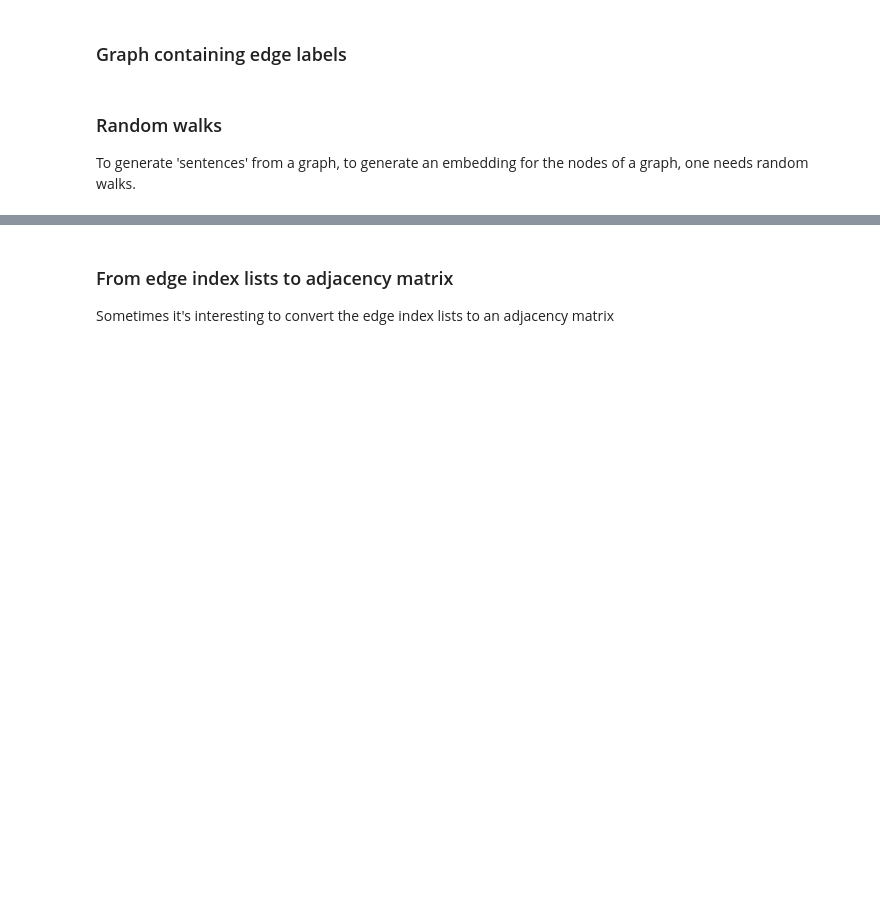
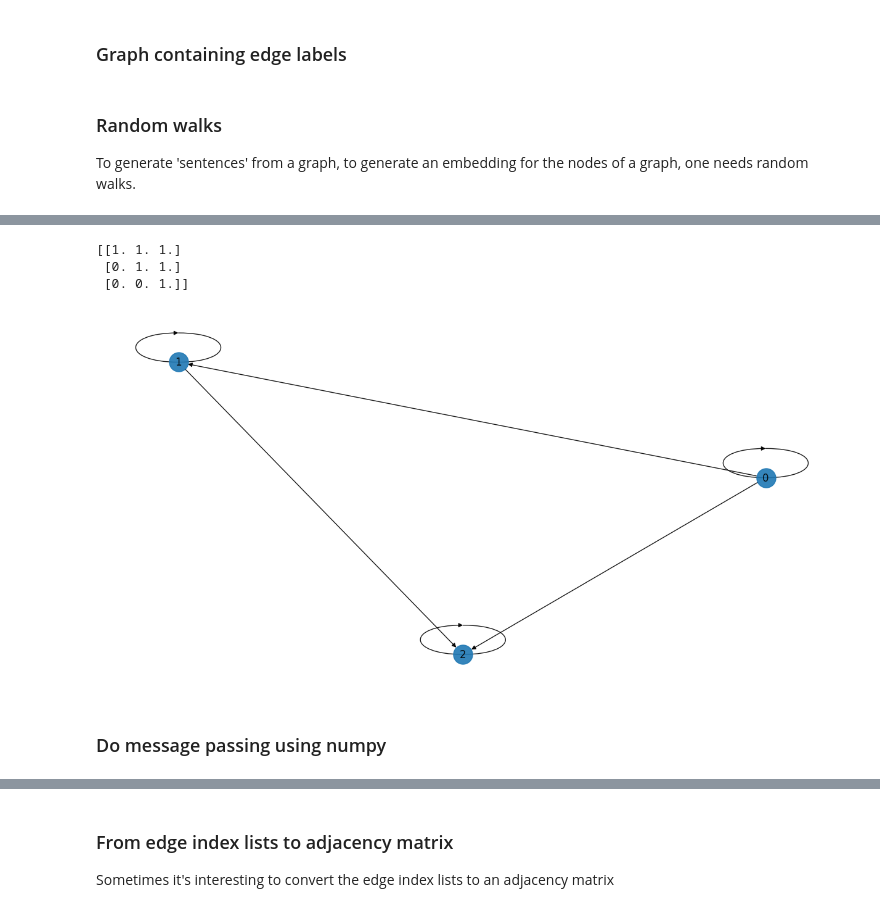
Before and after one commit to wilfred11/gnn-first-steps, a Jupyter notebook: gnns-initial-steps.ipynb, the cells around one changed output, grey strips where cells are left out. Cells and saved outputs as stored; diff of their text form; code cells hidden in the pictures; blank space fills up the shorter version.

```diff
--- a/gnns-initial-steps.ipynb
+++ b/gnns-initial-steps.ipynb
@@ -266,0 +451,20 @@ print(random_walks)
+# %%
+A_tilde = A + np.eye(3)
+print(A_tilde)
+G_tilde = nx.from_numpy_array(A_tilde, create_using = nx.DiGraph())
+pos = nx.spring_layout(G_tilde)
+plt.figure(figsize=(12,6))
+nx.draw(
+    G_tilde, pos, edge_color='black', width=1, linewidths=1,
+    node_size=500, alpha=0.9,
+    labels={node: node for node in G_tilde.nodes()}
+)
+plt.axis('off')
+plt.show()
+# %% [output]
+[[1. 1. 1.]
+ [0. 1. 1.]
+ [0. 0. 1.]]
+[figure, added]
+# %% [markdown]
+### Do message passing using numpy
```
Also changed, not shown: parts of 14 cells of this notebook.
